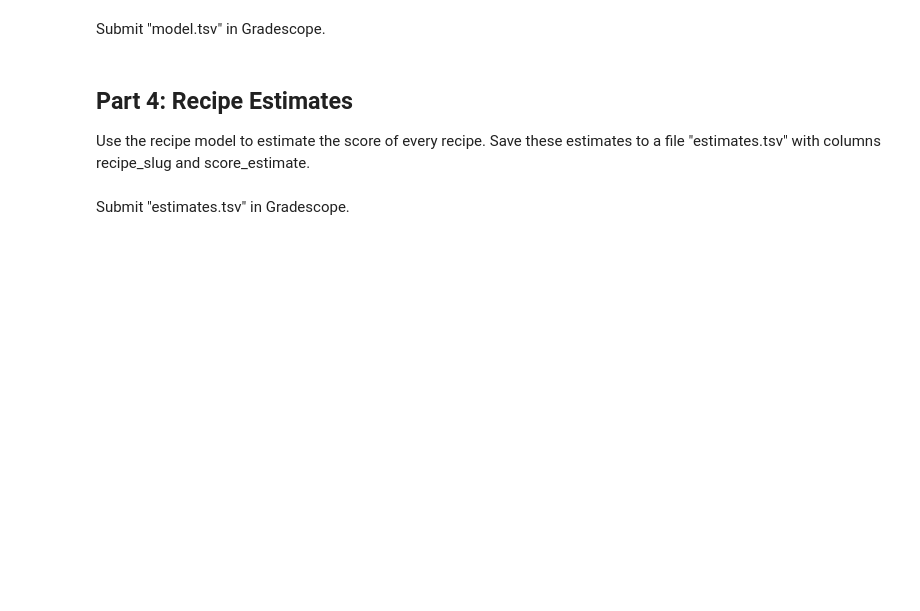
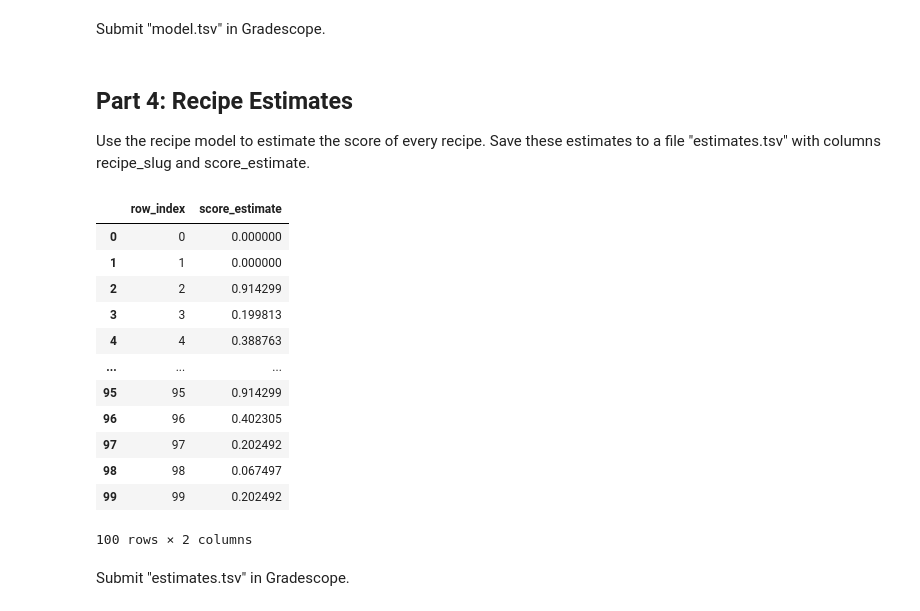
Before and after one commit to ethibaul/dx704-project-04, a Jupyter notebook: project.ipynb, the cells around one changed output. Cells and saved outputs as stored; diff of their text form; code cells hidden in the pictures; blank space fills up the shorter version.

```diff
--- a/project.ipynb
+++ b/project.ipynb
@@ -219,0 +256,42 @@ Save these estimates to a file "estimates.tsv" with columns recipe_slug and scor
+# %%
+ratings  = pd.read_csv("ratings.tsv",  sep="\t")
+features = pd.read_csv("features.tsv", sep="\t")
+model    = pd.read_csv("model.tsv",    sep="\t")
+
+coef = model.set_index("recipe_tag")["coefficient"]
+
+use_cols = [c for c in features.columns if c in coef.index]
+missing  = [t for t in coef.index if t not in features.columns]
+for t in missing:
+    features[t] = 0
+    use_cols.append(t)
+
+use_cols = list(dict.fromkeys(use_cols))
+X    = features[use_cols]
+beta = coef.loc[use_cols].values
+score_estimate = X.dot(beta)
+
+id_candidates = ["recipe_slug","slug","recipe_id","id"]
+id_col = next((c for c in id_candidates if c in features.columns), None)
+
+estimates = pd.DataFrame({"score_estimate": score_estimate})
+if id_col:
+    estimates.insert(0, id_col, features[id_col].values)
+else:
+    estimates.reset_index(names="row_index", inplace=True)
+
+estimates
+# %% [output]
+|  | row_index | score_estimate |
+| 0 | 0 | 0.000000 |
+| 1 | 1 | 0.000000 |
+| 2 | 2 | 0.914299 |
+| 3 | 3 | 0.199813 |
+| 4 | 4 | 0.388763 |
+| ... | ... | ... |
+| 95 | 95 | 0.914299 |
+| 96 | 96 | 0.402305 |
+| 97 | 97 | 0.202492 |
+| 98 | 98 | 0.067497 |
+| 99 | 99 | 0.202492 |
+100 rows × 2 columns
```
Also changed, not shown: parts of 13 cells of this notebook, 3 other files.
